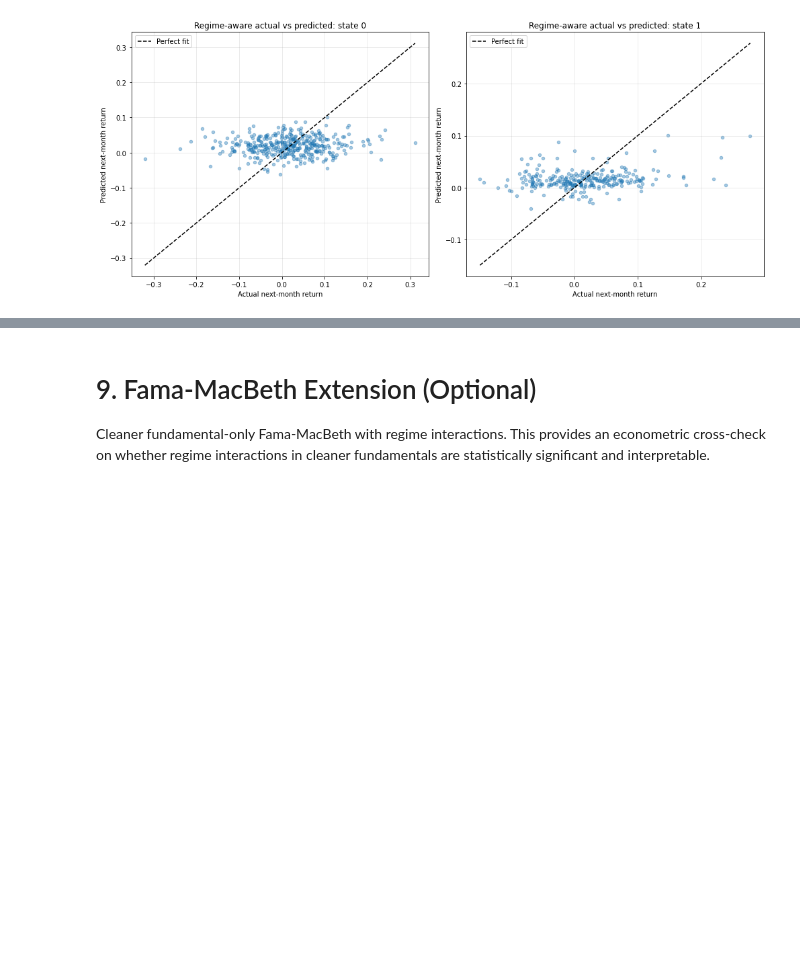
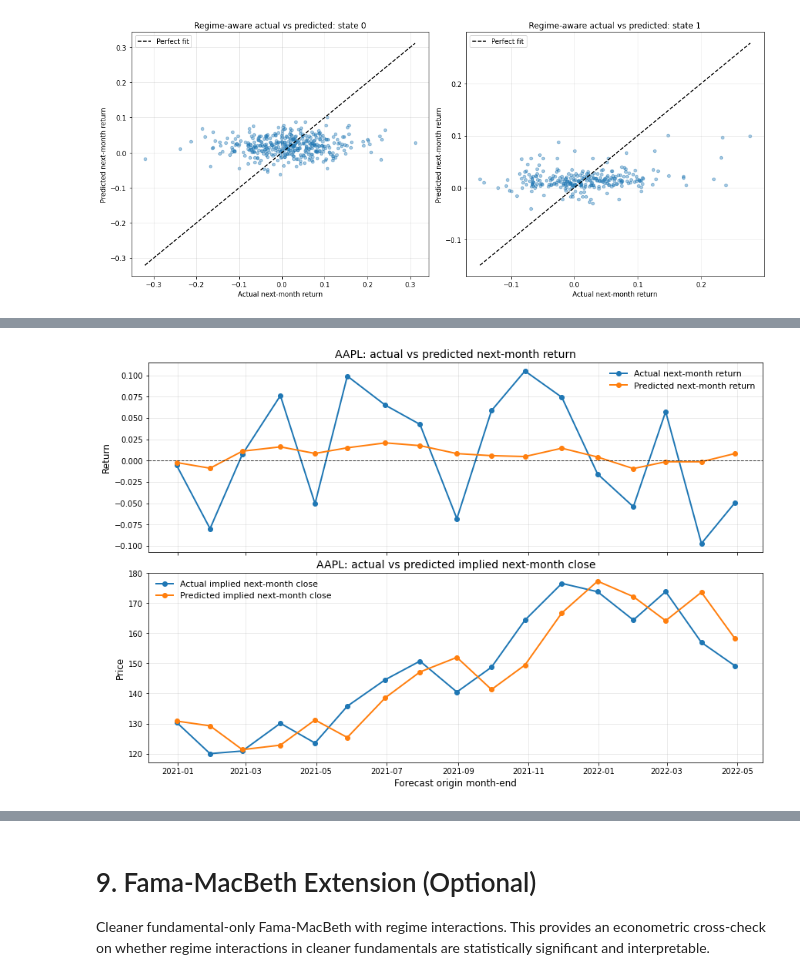
Before and after one commit to wtwwgegric/SDSC4009_prj, a Jupyter notebook: grp_project_1_v2.ipynb, the cells around one changed output, grey strips where cells are left out. Cells and saved outputs as stored; diff of their text form; code cells hidden in the pictures; blank space fills up the shorter version.

Commit message:
price_plot

```diff
--- a/grp_project_1_v2.ipynb
+++ b/grp_project_1_v2.ipynb
@@ -2027,0 +2032,83 @@ plt.tight_layout(); plt.show()
+# %%
+# ===== Stock-level case studies for presentation =====
+def build_regime_aware_stock_case_frame(train_panel, test_panel, raw_feature_cols, build_model, model_name):
+    cs_feature_cols = map_raw_to_cs_features(raw_feature_cols)
+
+    X_train = train_panel.set_index('Date')[cs_feature_cols + ['state']].sort_index(kind='mergesort')
+    y_train = train_panel.set_index('Date')['future_return_1m'].sort_index(kind='mergesort')
+    model_bundle = fit_regime_aware_models(
+        X_train, y_train, build_model=build_model, regime_col='state', base_feature_cols=cs_feature_cols
+    )
+
+    ordered_test = test_panel[['Date', 'ticker', 'close', 'state', 'future_return_1m', *cs_feature_cols]].copy()
+    ordered_test['Date'] = pd.to_datetime(ordered_test['Date'])
+    ordered_test = ordered_test.set_index('Date').sort_index(kind='mergesort').reset_index()
+
+    X_test = ordered_test.set_index('Date')[cs_feature_cols + ['state']].sort_index(kind='mergesort')
+    predicted_return = np.asarray(predict_regime_aware_from_bundle(model_bundle, X_test), dtype=float)
+
+    case_df = ordered_test[['Date', 'ticker', 'close', 'state', 'future_return_1m']].copy()
+    case_df['predicted_return'] = predicted_return
+    case_df['actual_next_close'] = case_df['close'] * (1 + case_df['future_return_1m'])
+    case_df['predicted_next_close'] = case_df['close'] * (1 + case_df['predicted_return'])
+    case_df['prediction_error'] = case_df['predicted_return'] - case_df['future_return_1m']
+    case_df['abs_error'] = case_df['prediction_error'].abs()
+    case_df['model'] = model_name
+    return case_df, model_bundle
+
+presentation_case_tickers = ['AAPL', 'NVDA']
+presentation_case_df, presentation_case_bundle = build_regime_aware_stock_case_frame(
+    monthly_clean_train_cs,
+    monthly_clean_test_cs,
+    raw_feature_cols=cleaner_fundamental_cols,
+    build_model=build_xgboost_model,
+    model_name='Cleaner fundamental-only regime-aware XGBoost'
+ )
+presentation_case_df = presentation_case_df[presentation_case_df['ticker'].isin(presentation_case_tickers)].copy()
+presentation_case_df = presentation_case_df.sort_values(['ticker', 'Date']).reset_index(drop=True)
+
+print('===== Stock-level examples from the best final model =====')
+print('These are next-month return forecasts converted into implied next-month prices.')
+print('This is not a direct price model; the implied price comes from current close x (1 + predicted return).')
+display(
+    presentation_case_df[[
+        'ticker', 'Date', 'state', 'close', 'future_return_1m', 'predicted_return',
+        'actual_next_close', 'predicted_next_close', 'abs_error'
+    ]]
+ )
+
+presentation_case_metrics = presentation_case_df.groupby('ticker').apply(
+    lambda df: pd.Series(
+        evaluate_regression_metrics_monthly(
+            df['future_return_1m'],
+            df['predicted_return'],
+            benchmark_mean=monthly_clean_train_cs['future_return_1m'].mean()
+        )
+    ),
+    include_groups=False
+).reset_index()
+print('===== Per-stock return prediction metrics over the test months =====')
+display(presentation_case_metrics)
+
+for ticker_value in presentation_case_tickers:
+    ticker_df = presentation_case_df[presentation_case_df['ticker'] == ticker_value].sort_values('Date').copy()
+    fig, axes = plt.subplots(2, 1, figsize=(12, 8), sharex=True, constrained_layout=True)
+
+    axes[0].plot(ticker_df['Date'], ticker_df['future_return_1m'], marker='o', linewidth=2, label='Actual next-month return')
+    axes[0].plot(ticker_df['Date'], ticker_df['predicted_return'], marker='o', linewidth=2, label='Predicted next-month return')
+    axes[0].axhline(0, color='black', linewidth=1, linestyle='--', alpha=0.7)
+    axes[0].set_title(f'{ticker_value}: actual vs predicted next-month return', fontsize=14)
+    axes[0].set_ylabel('Return', fontsize=12)
+    axes[0].grid(True, alpha=0.3)
+    axes[0].legend(frameon=False, fontsize=11)
+
+    axes[1].plot(ticker_df['Date'], ticker_df['actual_next_close'], marker='o', linewidth=2, label='Actual implied next-month close')
+    axes[1].plot(ticker_df['Date'], ticker_df['predicted_next_close'], marker='o', linewidth=2, label='Predicted implied next-month close')
+    axes[1].set_title(f'{ticker_value}: actual vs predicted implied next-month close', fontsize=14)
+    axes[1].set_xlabel('Forecast origin month-end', fontsize=12)
+    axes[1].set_ylabel('Price', fontsize=12)
+    axes[1].grid(True, alpha=0.3)
+    axes[1].legend(frameon=False, fontsize=11)
+
+    plt.show()
+# %% [output]
@@ -2027,0 +2139 @@ plt.tight_layout(); plt.show()
+[figure, added]
```
Also changed, not shown: parts of 2 cells of this notebook, 1 other file.
